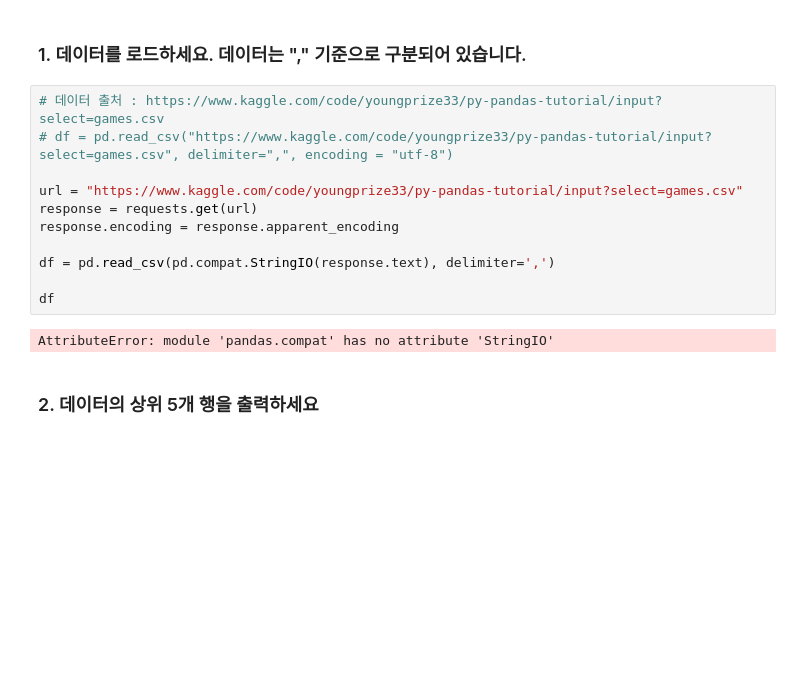
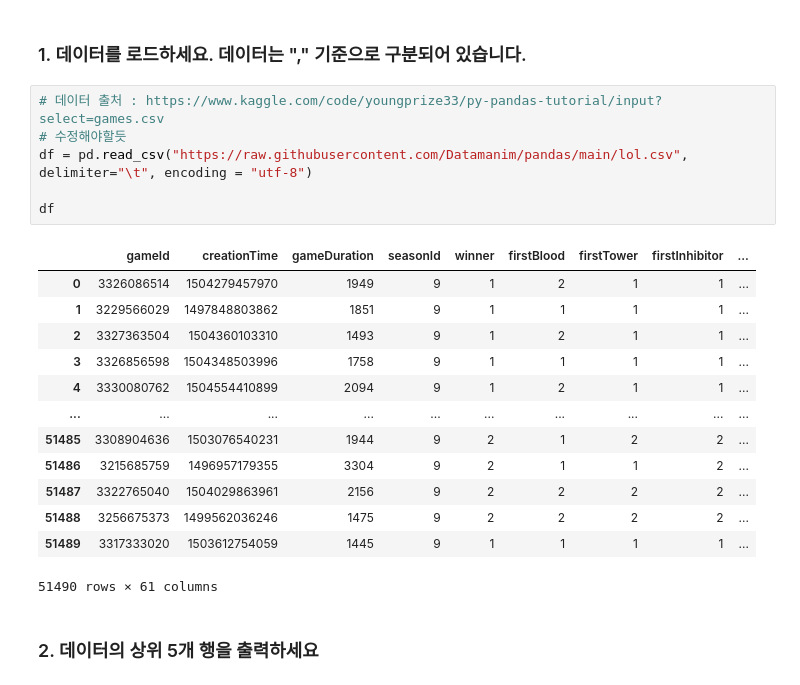
Before and after one commit to ohsweetlily/202307_Python, a Jupyter notebook: PreMission/Pandas/Pandas Quiz-문제.ipynb, the cells around one changed output. Drawn from its saved outputs; the diff is of its cells as text; blank space fills up the shorter version.

Commit message:
Fix: Pandas 파일 오류 수정

```diff
--- a/PreMission/Pandas/Pandas Quiz-문제.ipynb
+++ b/PreMission/Pandas/Pandas Quiz-문제.ipynb
@@ -5,17 +5,24 @@ import pandas as pd
 ### 1. 데이터를 로드하세요. 데이터는 ","  기준으로 구분되어 있습니다.
 # %%
 # 데이터 출처 : https://www.kaggle.com/code/youngprize33/py-pandas-tutorial/input?select=games.csv
-# df = pd.read_csv("https://www.kaggle.com/code/youngprize33/py-pandas-tutorial/input?select=games.csv", delimiter=",", encoding = "utf-8")
-
-url = "https://www.kaggle.com/code/youngprize33/py-pandas-tutorial/input?select=games.csv"
-response = requests.get(url)
-response.encoding = response.apparent_encoding
-
-df = pd.read_csv(pd.compat.StringIO(response.text), delimiter=',')
+# 수정해야할듯
+df = pd.read_csv("https://raw.githubusercontent.com/Datamanim/pandas/main/lol.csv", delimiter="\t", encoding = "utf-8")
 
 df
 # %% [output]
+|  | gameId | creationTime | gameDuration | seasonId | winner | firstBlood | firstTower | firstInhibitor | ... |
+| 0 | 3326086514 | 1504279457970 | 1949 | 9 | 1 | 2 | 1 | 1 | ... |
+| 1 | 3229566029 | 1497848803862 | 1851 | 9 | 1 | 1 | 1 | 1 | ... |
+| 2 | 3327363504 | 1504360103310 | 1493 | 9 | 1 | 2 | 1 | 1 | ... |
+| 3 | 3326856598 | 1504348503996 | 1758 | 9 | 1 | 1 | 1 | 1 | ... |
+| 4 | 3330080762 | 1504554410899 | 2094 | 9 | 1 | 2 | 1 | 1 | ... |
+| ... | ... | ... | ... | ... | ... | ... | ... | ... | ... |
+| 51485 | 3308904636 | 1503076540231 | 1944 | 9 | 2 | 1 | 2 | 2 | ... |
+| 51486 | 3215685759 | 1496957179355 | 3304 | 9 | 2 | 1 | 1 | 2 | ... |
+| 51487 | 3322765040 | 1504029863961 | 2156 | 9 | 2 | 2 | 2 | 2 | ... |
+| 51488 | 3256675373 | 1499562036246 | 1475 | 9 | 2 | 2 | 2 | 2 | ... |
+| 51489 | 3317333020 | 1503612754059 | 1445 | 9 | 1 | 1 | 1 | 1 | ... |
-AttributeError: module 'pandas.compat' has no attribute 'StringIO'
+51490 rows × 61 columns
 # %% [markdown]
 ### 2. 데이터의 상위 5개 행을 출력하세요
 # %%
```
Also changed, not shown: parts of 6 cells of this notebook.
